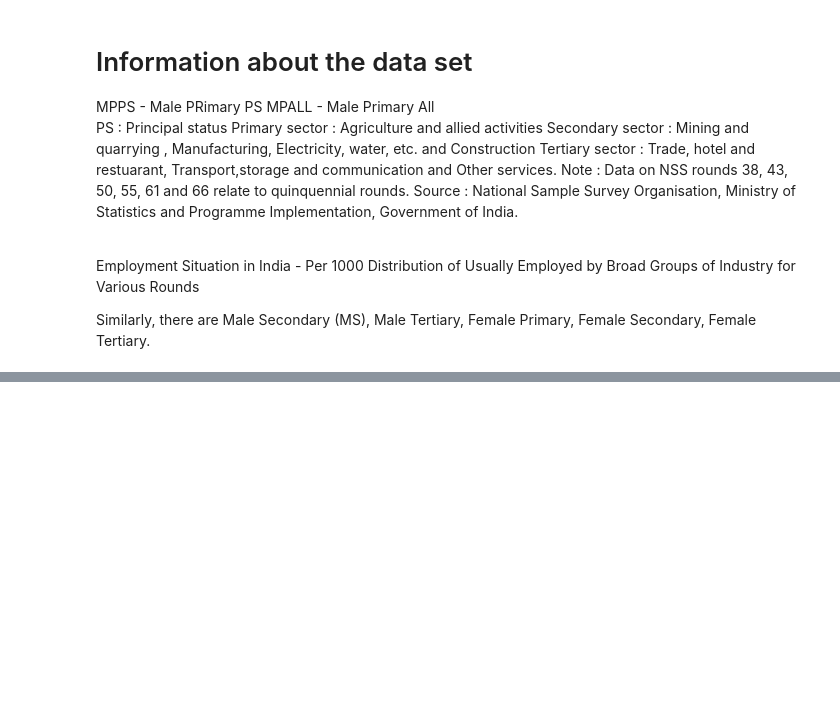
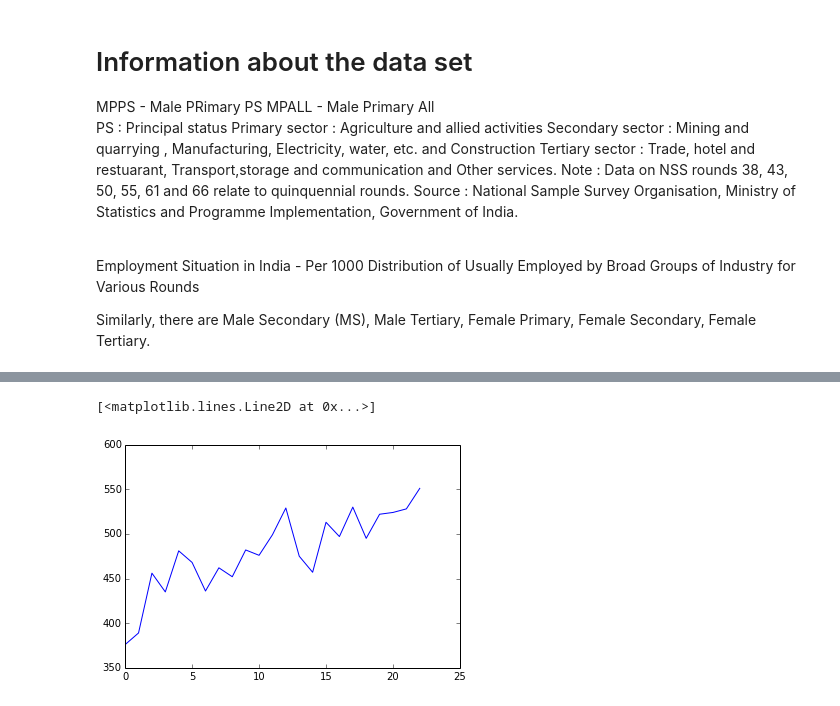
Before and after one commit to Dawny33/Data-Mining-and-ML, a Jupyter notebook: Intern Project/World_Poverty_Analysis/World_Poverty_Analysis.ipynb, the cells around one changed output, grey strips where cells are left out. Cells and saved outputs as stored; diff of their text form; code cells hidden in the pictures; blank space fills up the shorter version.

```diff
--- a/Intern Project/World_Poverty_Analysis/World_Poverty_Analysis.ipynb
+++ b/Intern Project/World_Poverty_Analysis/World_Poverty_Analysis.ipynb
@@ -150,0 +144,4 @@ plt.plot(df2["MSALL"])
+# %%
+df3 = pd.ExcelFile("D:\\R dir\\World_Poverty_Analysis\\RBI_Data\\RBI_Employment.xls")
+df3 = df3.parse("urban",index_col=None, na_values=['NA'])
+df3.head()
@@ -150,0 +156,5 @@ plt.plot(df2["MSALL"])
+# %%
+plt.plot(df3["FSALL.1"])
+# %% [output]
+[<matplotlib.lines.Line2D at 0x...>]
+[figure, added]
```
Also changed, not shown: parts of 19 cells of this notebook.
